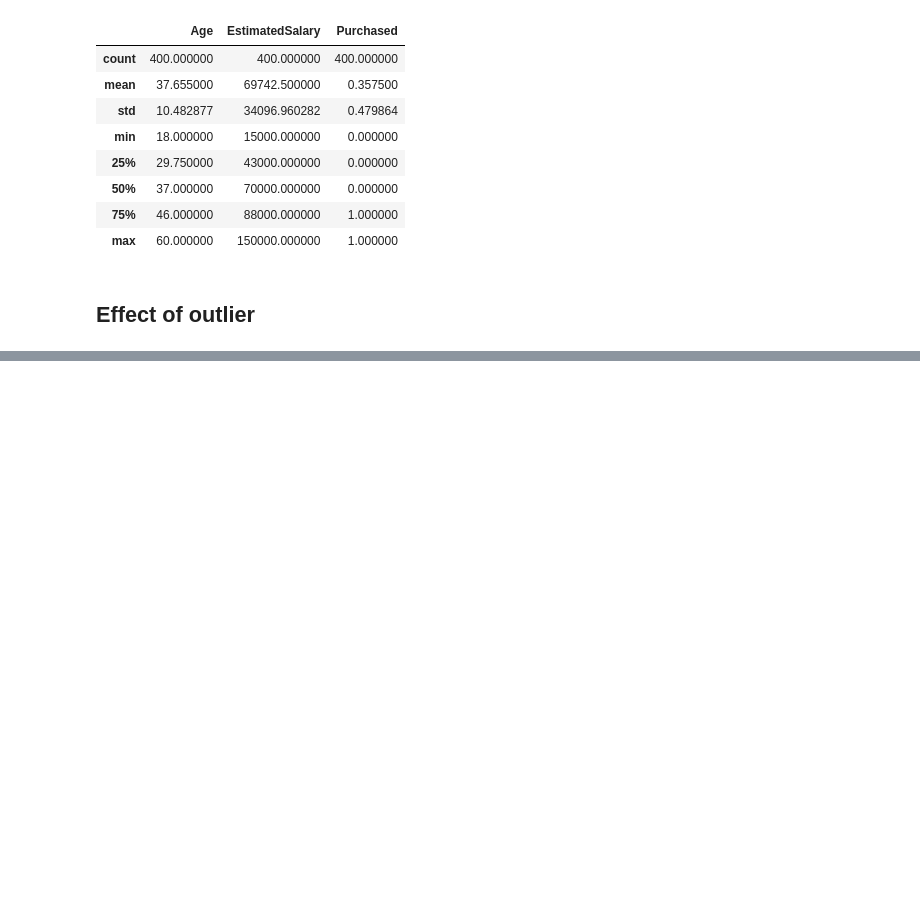
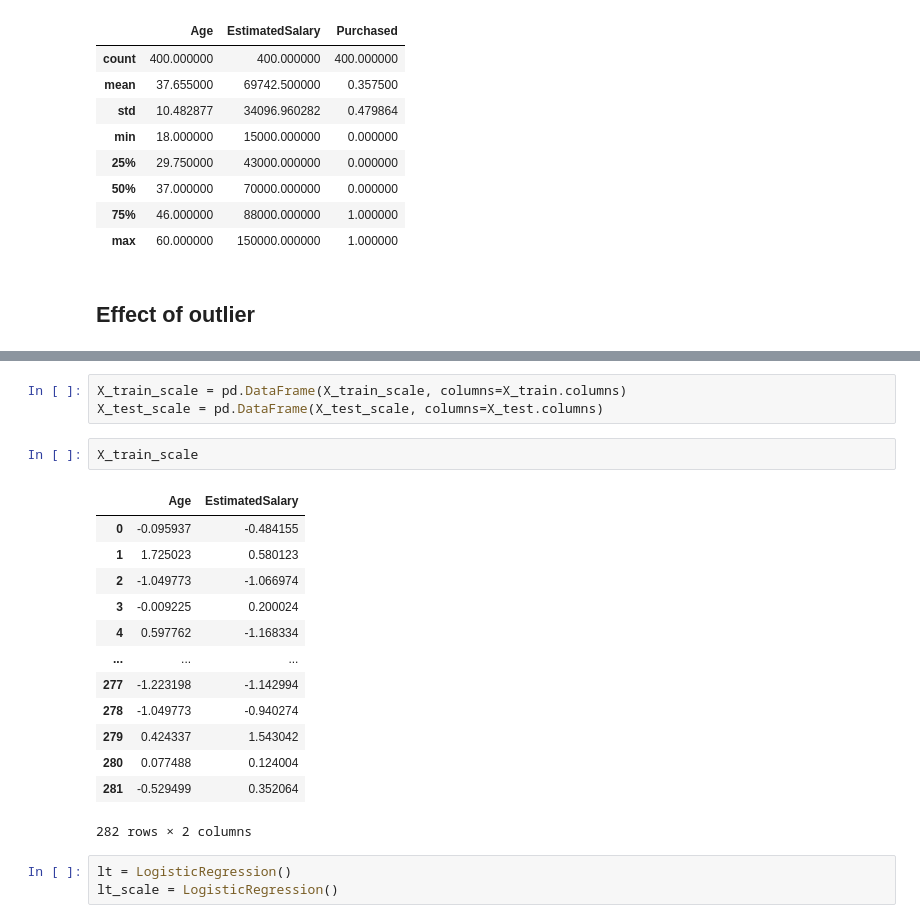
Before and after one commit to Garvit-7-Agarwal/100-Days-of-Machine-Learning-, a Jupyter notebook: 24 day Standarization /file.ipynb, the cells around one changed output, grey strips where cells are left out. Saved outputs shown, nothing was run; the diff lists cells and outputs as text; blank space fills up the shorter version.

```diff
--- a/24 day Standarization /file.ipynb
+++ b/24 day Standarization /file.ipynb
@@ -257,0 +295,22 @@ SyntaxError: invalid syntax. Maybe you meant '==' or ':=' instead of '='? (46396
+# %%
+X_train_scale = pd.DataFrame(X_train_scale, columns=X_train.columns)
+X_test_scale = pd.DataFrame(X_test_scale, columns=X_test.columns)
+# %%
+X_train_scale
+# %% [output]
+|  | Age | EstimatedSalary |
+| 0 | -0.095937 | -0.484155 |
+| 1 | 1.725023 | 0.580123 |
+| 2 | -1.049773 | -1.066974 |
+| 3 | -0.009225 | 0.200024 |
+| 4 | 0.597762 | -1.168334 |
+| ... | ... | ... |
+| 277 | -1.223198 | -1.142994 |
+| 278 | -1.049773 | -0.940274 |
+| 279 | 0.424337 | 1.543042 |
+| 280 | 0.077488 | 0.124004 |
+| 281 | -0.529499 | 0.352064 |
+282 rows × 2 columns
+# %%
+lt = LogisticRegression()
+lt_scale = LogisticRegression()
```
Also changed, not shown: parts of 13 cells of this notebook, 1 other file.
